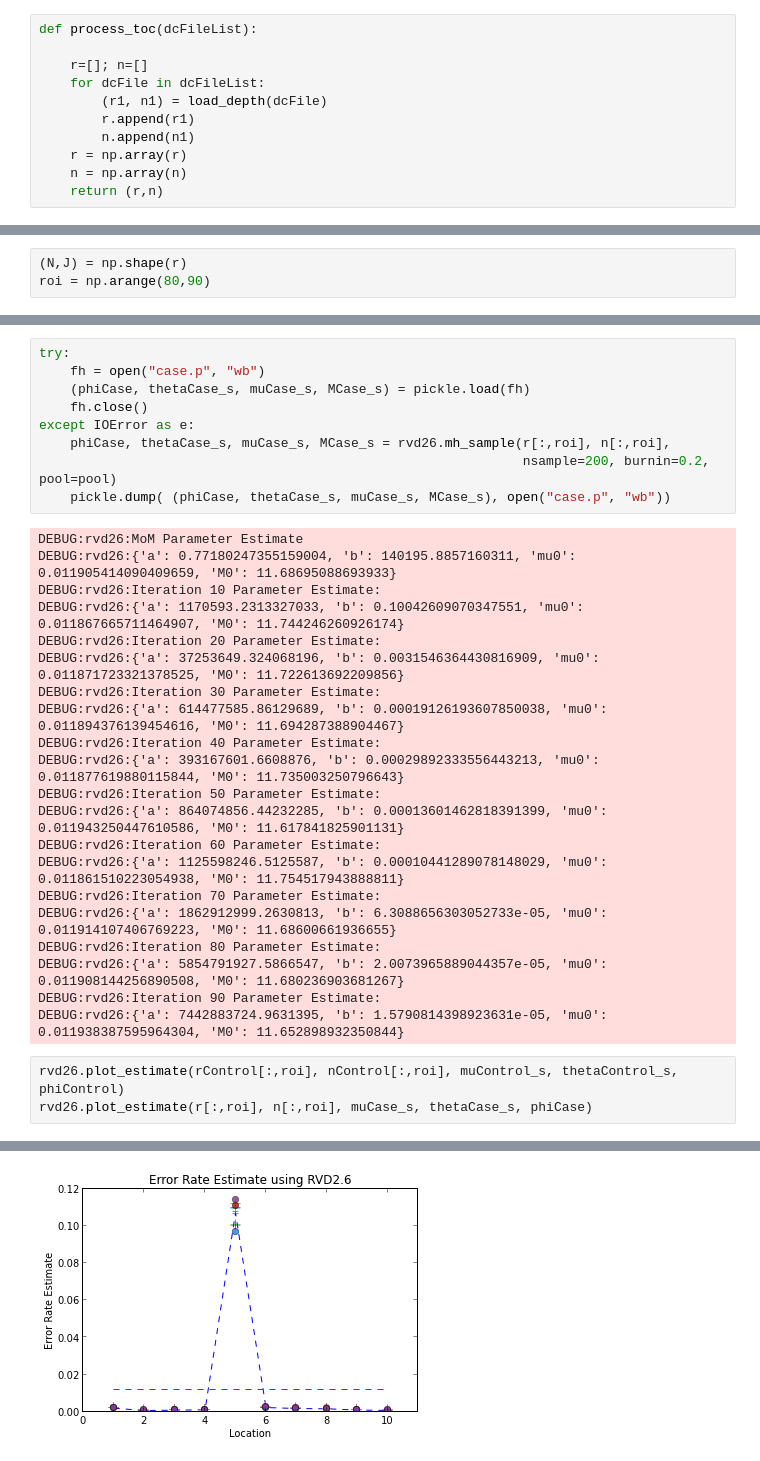
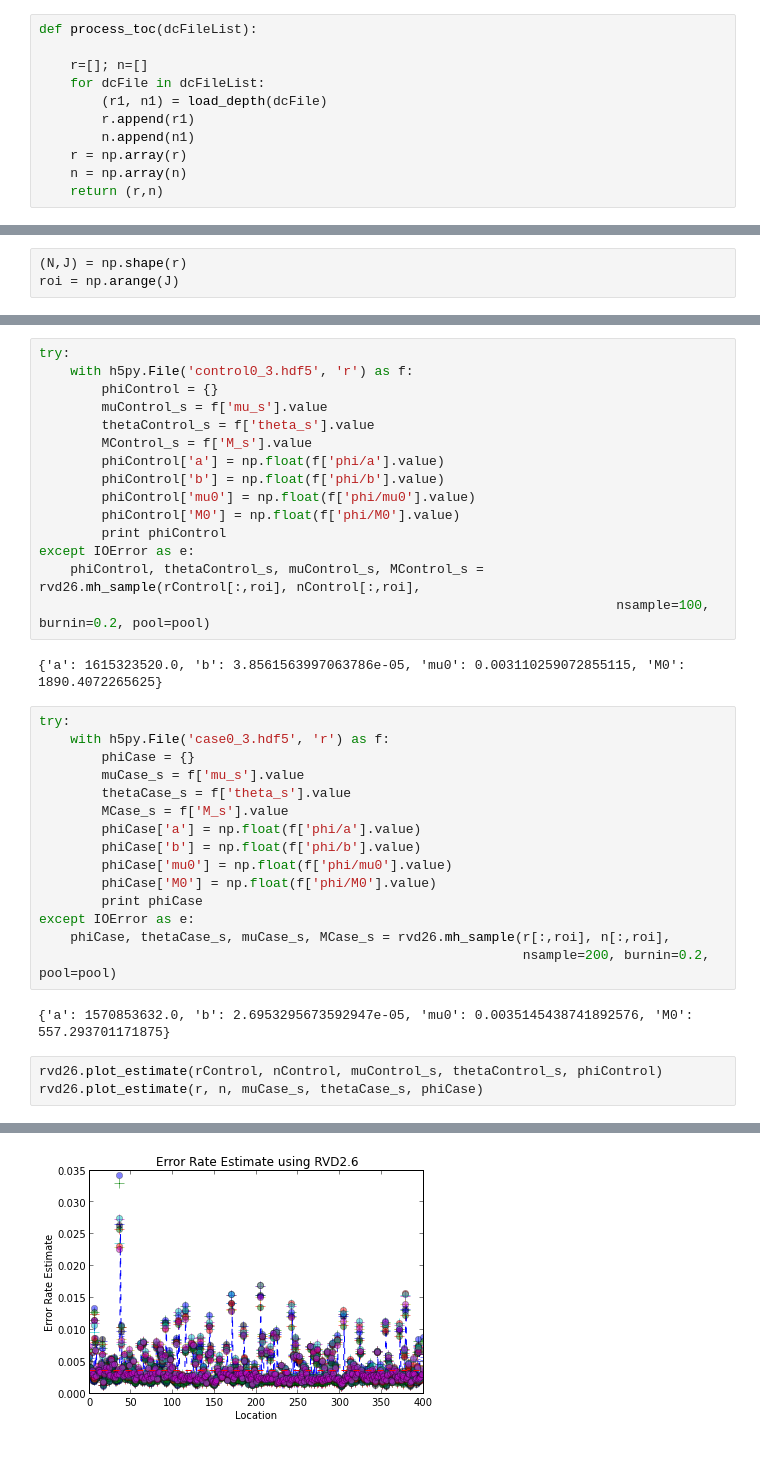
Before and after one commit to fzhangcode/rvd, a Jupyter notebook: results/2013-02-24 Test Synthetic DNA/Test Synthetic DNA Notebook.ipynb, the cells around one changed output, grey strips where cells are left out. Drawn from its saved outputs; the diff is of its cells as text.

```diff
--- a/results/2013-02-24 Test Synthetic DNA/Test Synthetic DNA Notebook.ipynb
+++ b/results/2013-02-24 Test Synthetic DNA/Test Synthetic DNA Notebook.ipynb
@@ -77,3 +76,3 @@ pool = mp.Pool(processes=2)
 # %%
 (N,J) = np.shape(r)
-roi = np.arange(80,90)
+roi = np.arange(J)
@@ -110,34 +79,38 @@ DEBUG:rvd26:{'a': 4623439170.6743755, 'b': 3.9990529316654858e-06, 'mu0': 0.0038
-# %%
-try:
-    fh = open("case.p", "wb")
-    (phiCase, thetaCase_s, muCase_s, MCase_s) = pickle.load(fh)
-    fh.close()
-except IOError as e:
-    phiCase, thetaCase_s, muCase_s, MCase_s = rvd26.mh_sample(r[:,roi], n[:,roi],
-                                                              nsample=200, burnin=0.2, pool=pool)
-    pickle.dump( (phiCase, thetaCase_s, muCase_s, MCase_s), open("case.p", "wb"))
-# %% [output]
-DEBUG:rvd26:MoM Parameter Estimate
-DEBUG:rvd26:{'a': 0.77180247355159004, 'b': 140195.8857160311, 'mu0': 0.011905414090409659, 'M0': 11.68695088693933}
-DEBUG:rvd26:Iteration 10 Parameter Estimate:
-DEBUG:rvd26:{'a': 1170593.2313327033, 'b': 0.10042609070347551, 'mu0': 0.011867665711464907, 'M0': 11.744246260926174}
-DEBUG:rvd26:Iteration 20 Parameter Estimate:
-DEBUG:rvd26:{'a': 37253649.324068196, 'b': 0.0031546364430816909, 'mu0': 0.011871723321378525, 'M0': 11.722613692209856}
-DEBUG:rvd26:Iteration 30 Parameter Estimate:
-DEBUG:rvd26:{'a': 614477585.86129689, 'b': 0.00019126193607850038, 'mu0': 0.011894376139454616, 'M0': 11.694287388904467}
-DEBUG:rvd26:Iteration 40 Parameter Estimate:
-DEBUG:rvd26:{'a': 393167601.6608876, 'b': 0.00029892333556443213, 'mu0': 0.011877619880115844, 'M0': 11.735003250796643}
-DEBUG:rvd26:Iteration 50 Parameter Estimate:
-DEBUG:rvd26:{'a': 864074856.44232285, 'b': 0.00013601462818391399, 'mu0': 0.011943250447610586, 'M0': 11.617841825901131}
-DEBUG:rvd26:Iteration 60 Parameter Estimate:
-DEBUG:rvd26:{'a': 1125598246.5125587, 'b': 0.00010441289078148029, 'mu0': 0.011861510223054938, 'M0': 11.754517943888811}
-DEBUG:rvd26:Iteration 70 Parameter Estimate:
-DEBUG:rvd26:{'a': 1862912999.2630813, 'b': 6.3088656303052733e-05, 'mu0': 0.011914107406769223, 'M0': 11.68600661936655}
-DEBUG:rvd26:Iteration 80 Parameter Estimate:
-DEBUG:rvd26:{'a': 5854791927.5866547, 'b': 2.0073965889044357e-05, 'mu0': 0.011908144256890508, 'M0': 11.680236903681267}
-DEBUG:rvd26:Iteration 90 Parameter Estimate:
-DEBUG:rvd26:{'a': 7442883724.9631395, 'b': 1.5790814398923631e-05, 'mu0': 0.011938387595964304, 'M0': 11.652898932350844}
+# %%
+try:
+    with h5py.File('control0_3.hdf5', 'r') as f:
+        phiControl = {}
+        muControl_s = f['mu_s'].value
+        thetaControl_s = f['theta_s'].value
+        MControl_s = f['M_s'].value
+        phiControl['a'] = np.float(f['phi/a'].value)
+        phiControl['b'] = np.float(f['phi/b'].value)
+        phiControl['mu0'] = np.float(f['phi/mu0'].value)
+        phiControl['M0'] = np.float(f['phi/M0'].value)
+        print phiControl
+except IOError as e:
+    phiControl, thetaControl_s, muControl_s, MControl_s = rvd26.mh_sample(rControl[:,roi], nControl[:,roi],
+                                                                          nsample=100, burnin=0.2, pool=pool)
+# %% [output]
+{'a': 1615323520.0, 'b': 3.8561563997063786e-05, 'mu0': 0.003110259072855115, 'M0': 1890.4072265625}
+# %%
+try:
+    with h5py.File('case0_3.hdf5', 'r') as f:
+        phiCase = {}
+        muCase_s = f['mu_s'].value
+        thetaCase_s = f['theta_s'].value
+        MCase_s = f['M_s'].value
+        phiCase['a'] = np.float(f['phi/a'].value)
+        phiCase['b'] = np.float(f['phi/b'].value)
+        phiCase['mu0'] = np.float(f['phi/mu0'].value)
+        phiCase['M0'] = np.float(f['phi/M0'].value)
+        print phiCase
+except IOError as e:
+    phiCase, thetaCase_s, muCase_s, MCase_s = rvd26.mh_sample(r[:,roi], n[:,roi],
+                                                              nsample=200, burnin=0.2, pool=pool)
+# %% [output]
+{'a': 1570853632.0, 'b': 2.6953295673592947e-05, 'mu0': 0.0035145438741892576, 'M0': 557.293701171875}
 # %%
-rvd26.plot_estimate(rControl[:,roi], nControl[:,roi], muControl_s, thetaControl_s, phiControl)
-rvd26.plot_estimate(r[:,roi], n[:,roi], muCase_s, thetaCase_s, phiCase)
+rvd26.plot_estimate(rControl, nControl, muControl_s, thetaControl_s, phiControl)
+rvd26.plot_estimate(r, n, muCase_s, thetaCase_s, phiCase)
 # %% [output]
@@ -145 +118 @@ rvd26.plot_estimate(r[:,roi], n[:,roi], muCase_s, thetaCase_s, phiCase)
-[figure, old version]
+[figure, new version]
```
Also changed, not shown: parts of 10 cells of this notebook, 8 other files.
